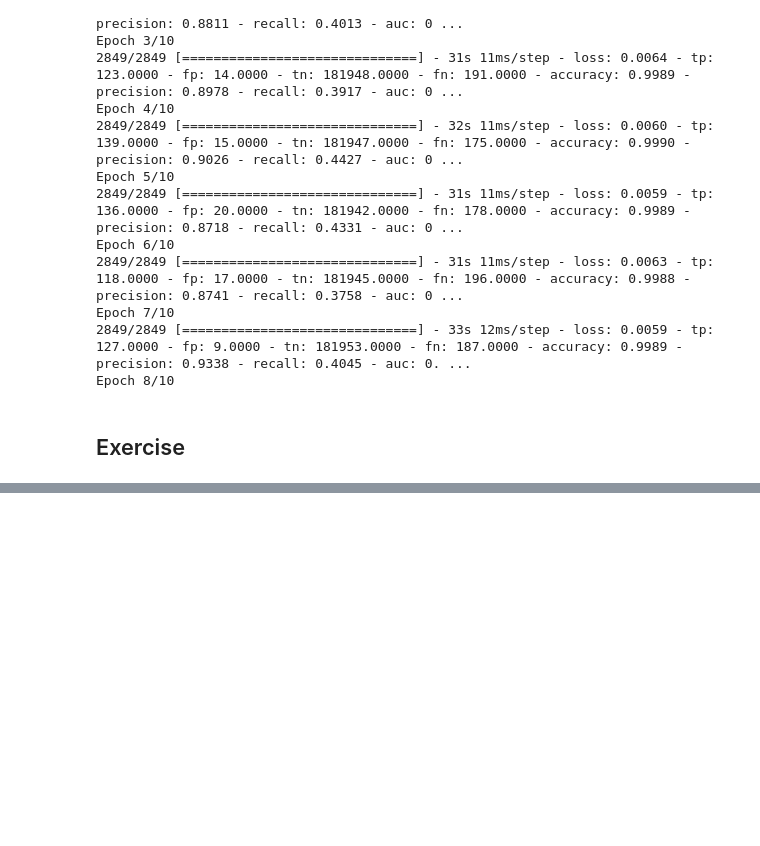
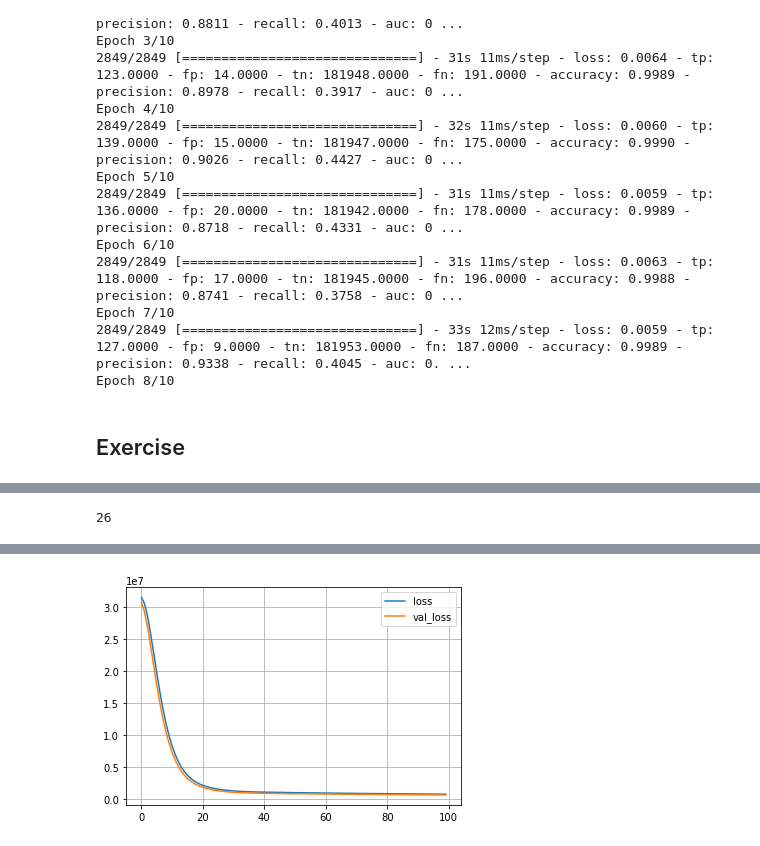
Before and after one commit to allyryry/3950_Workbooks, a Jupyter notebook: keras_optimizations_sol.ipynb, the cells around one changed output, grey strips where cells are left out. Drawn from its saved outputs; the diff is of its cells as text; code cells hidden in the pictures; blank space fills up the shorter version.

```diff
--- a/keras_optimizations_sol.ipynb
+++ b/keras_optimizations_sol.ipynb
@@ -673,3 +675,7 @@ Epoch 7/10
 Epoch 8/10
 # %% [markdown]
 ## Exercise
+# %%
+ex_df = sns.load_dataset("diamonds")
+ex_df = pd.get_dummies(ex_df)
+ex_df.head()
@@ -675,0 +690,35 @@ Epoch 8/10
+# %%
+y = np.array(ex_df["price"]).astype("float32")
+X = np.array(ex_df.drop(columns={"price"})).astype("float32")
+X_tr_ex, X_te_ex, y_tr_ex, y_te_ex = train_test_split(X, y)
+start_width = X.shape[1]
+start_width
+# %% [output]
+26
+# %%
+#baseline
+normalizer = tf.keras.layers.Normalization(axis=-1)
+normalizer.adapt(np.array(X_tr_ex))
+
+mod_ex = keras.Sequential()
+mod_ex.add(normalizer)
+mod_ex.add(InputLayer(input_shape=(start_width,)))
+mod_ex.add(Dense(start_width, activation='relu'))
+mod_ex.add(Dense(1))
+
+mod_ex.compile(optimizer='adam', loss="mean_squared_error")
+
+callback = tf.keras.callbacks.EarlyStopping(monitor='loss', patience=20, restore_best_weights=True)
+
+hist_ex = mod_ex.fit(
+  X_tr_ex,
+  y_tr_ex,
+  epochs=100,
+  batch_size=64,
+  validation_split=0.2,
+  callbacks=[callback],
+  verbose=0
+)
+print(mod_ex.evaluate(X_te_ex, y_te_ex))
+plot_loss(hist_ex)
+# %% [output]
@@ -675,0 +727 @@ Epoch 8/10
+[figure, added]
```
Also changed, not shown: parts of 6 cells of this notebook.
